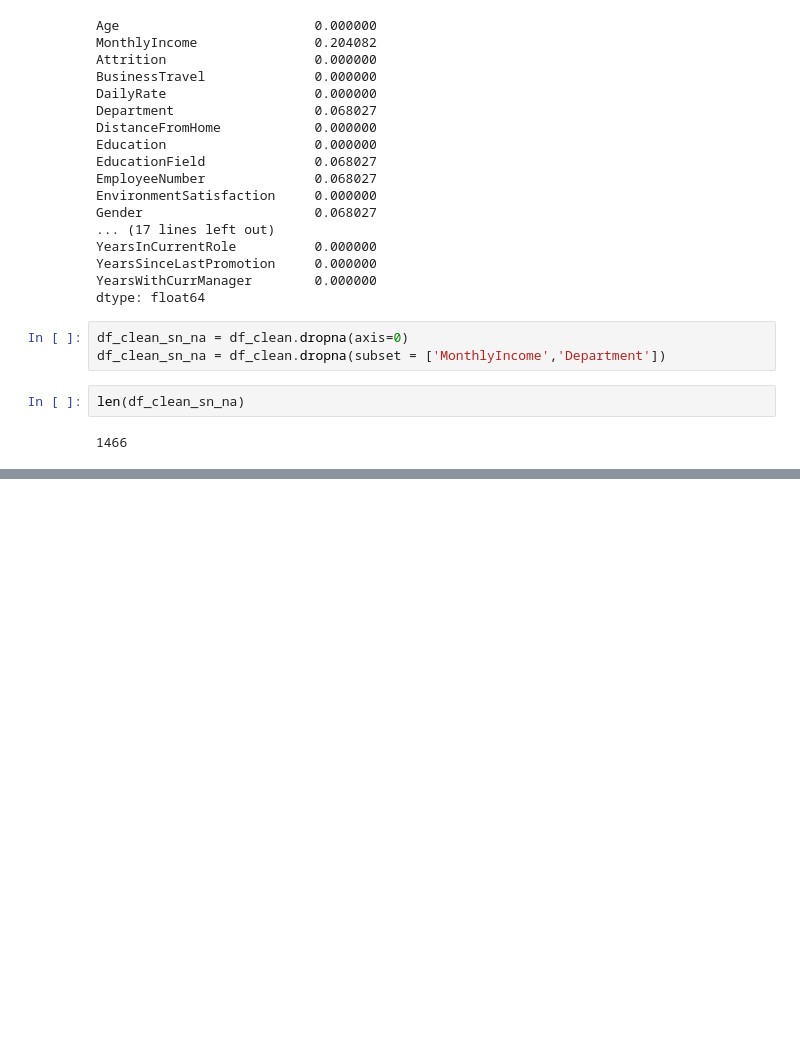
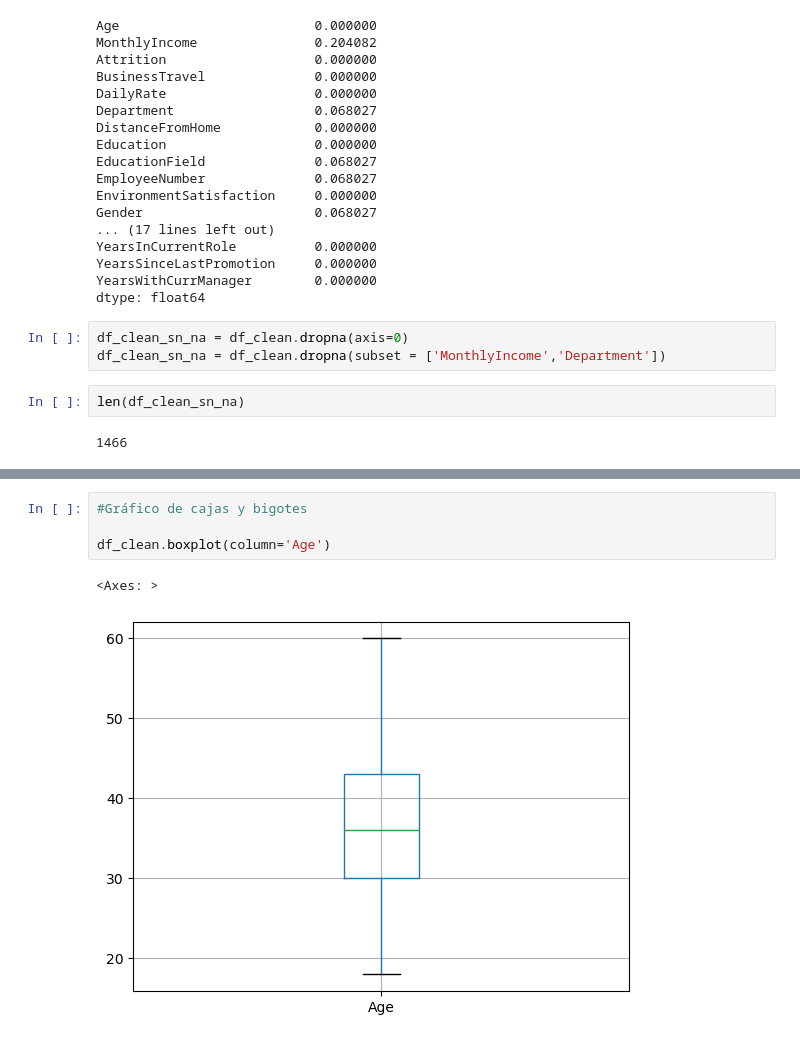
Before and after one commit to leonelrosas96/Diplomado-IA, a Jupyter notebook: Modulo_3/Proyecto_1/importar_datos.ipynb, the cells around one changed output, grey strips where cells are left out. Cells and saved outputs as stored; diff of their text form; blank space fills up the shorter version.

```diff
--- a/Modulo_3/Proyecto_1/importar_datos.ipynb
+++ b/Modulo_3/Proyecto_1/importar_datos.ipynb
@@ -335,0 +502,7 @@ from sklearn.impute import SimpleImputer
+# %%
+#Gráfico de cajas y bigotes
+
+df_clean.boxplot(column='Age')
+# %% [output]
+<Axes: >
+[figure, added]
```
Also changed, not shown: parts of 50 cells of this notebook, 28 other files.
